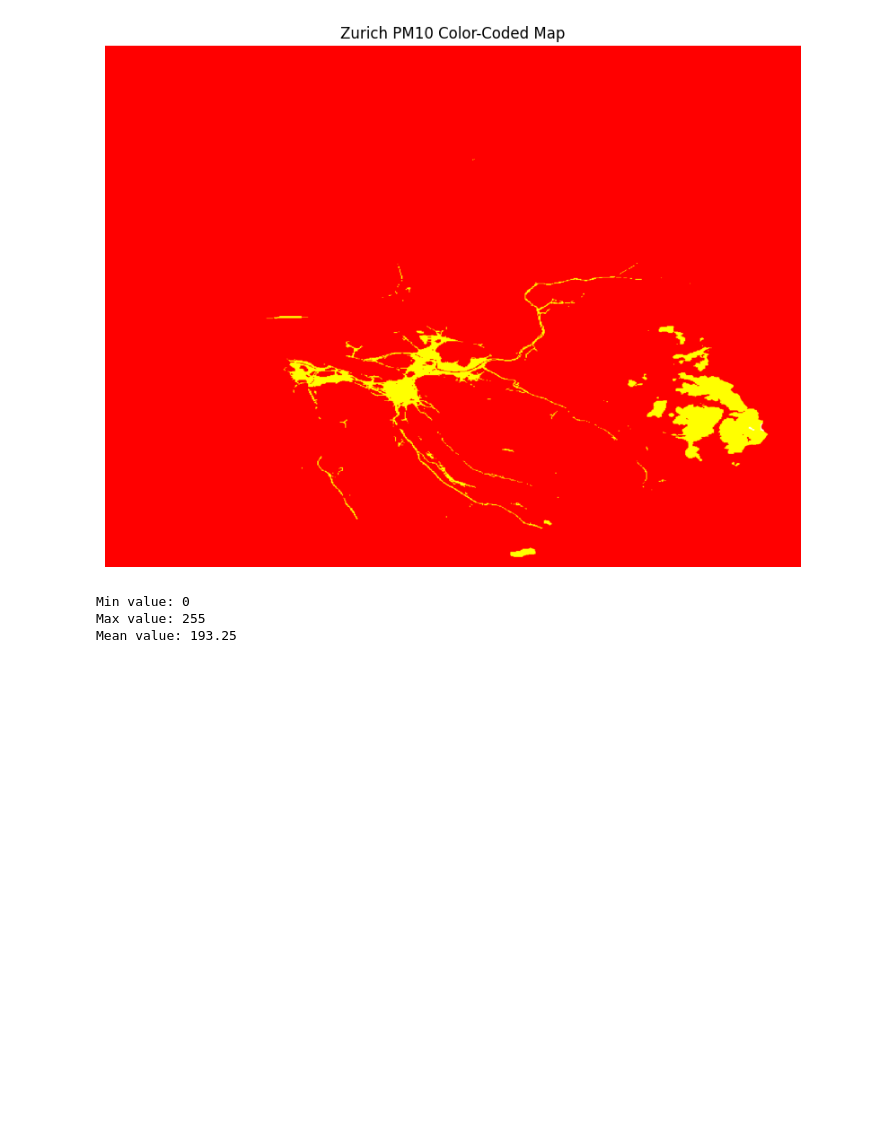
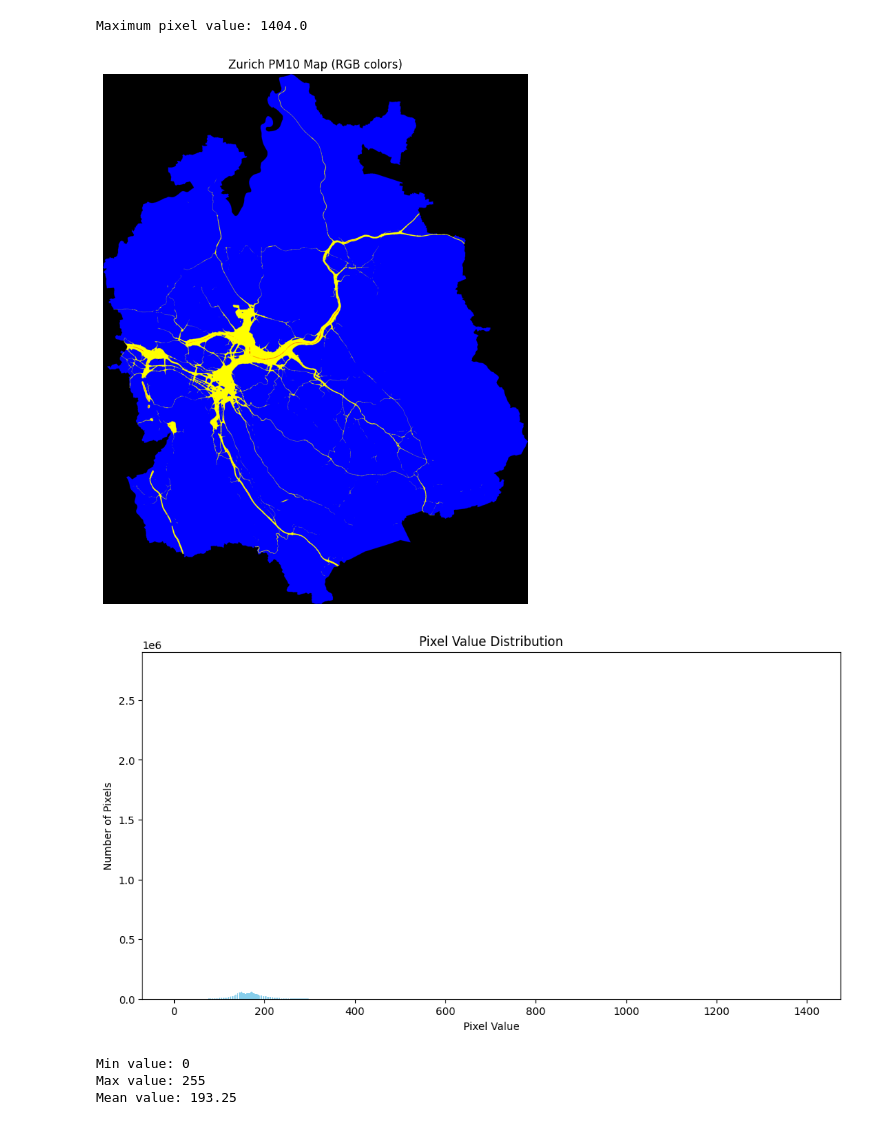
Before and after one commit to JanKoch99/urban-computing, a Jupyter notebook: fuzzy-script/test.ipynb, the cells around one changed output. Saved outputs shown, nothing was run; the diff lists cells and outputs as text; code cells hidden in the pictures; blank space fills up the shorter version.

```diff
--- a/fuzzy-script/test.ipynb
+++ b/fuzzy-script/test.ipynb
@@ -1,33 +1,46 @@
 # %%
-# Import libraries
 import numpy as np
 import matplotlib.pyplot as plt
-from PIL import Image
+import rasterio
 
 # --- LOAD THE TIFF FILE ---
-input_file = "../geoserver_data/data/zurich_pm10_raw.tif"
+input_file = "../geoserver_data/data/no2.tif"
 
-# Open the TIFF and convert to grayscale
-image = Image.open(input_file).convert("L")
-data = np.array(image)
+with rasterio.open(input_file) as src:
+    data = src.read(1).astype(float)  # convert to float to avoid overflow
 
-# --- APPLY COLOR MAPPING ---
-# Create RGB result array
+# --- CREATE AN RGB IMAGE ---
+# Initialize an empty array with 3 channels (height x width x 3)
 result = np.zeros((data.shape[0], data.shape[1], 3), dtype=np.uint8)
 
-# Color rules: <100 white, 100–200 yellow, >200 red
-result[data < 100] = [255, 255, 255]                 # White
-result[(data >= 100) & (data <= 150)] = [255, 255, 0]  # Yellow
-result[data > 150] = [255, 0, 0]                     # Red
+# Apply the color rules
+result[data < 1] = [0,0,0]
+result[(data >= 1) & (data <= 255)] = [0, 0, 255]               # Blue
+result[(data >= 255) & (data <= 750)] = [255, 255, 0]  # Yellow
+result[data > 750] = [255, 0, 0]                  # Red
 
+max_value = data.max()
+print(f"Maximum pixel value: {max_value}")
 # --- DISPLAY USING MATPLOTLIB ---
 plt.figure(figsize=(10, 10))
 plt.imshow(result)
-plt.title("Zurich PM10 Color-Coded Map")
+plt.title("Zurich PM10 Map (RGB colors)")
 plt.axis("off")
 plt.show()
+
+values, counts = np.unique(data, return_counts=True)
+
+# --- PLOT THE PIXEL VALUE DISTRIBUTION ---
+plt.figure(figsize=(12, 6))
+plt.bar(values, counts, color='skyblue')
+plt.title("Pixel Value Distribution")
+plt.xlabel("Pixel Value")
+plt.ylabel("Number of Pixels")
+plt.show()
 # %% [output]
+Maximum pixel value: 1404.0
-[figure, old version]
+[figure, new version]
+[figure, added]
 # %%
 import numpy as np
 import matplotlib.pyplot as plt
```
Also changed, not shown: parts of 2 cells of this notebook, 3 other files.
